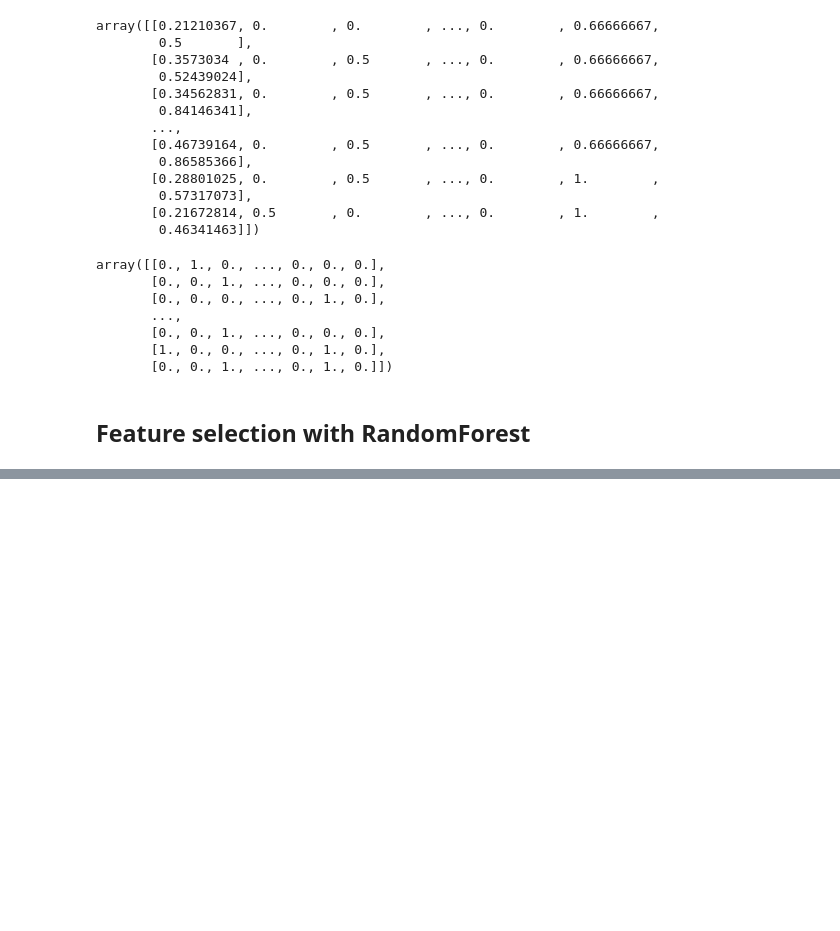
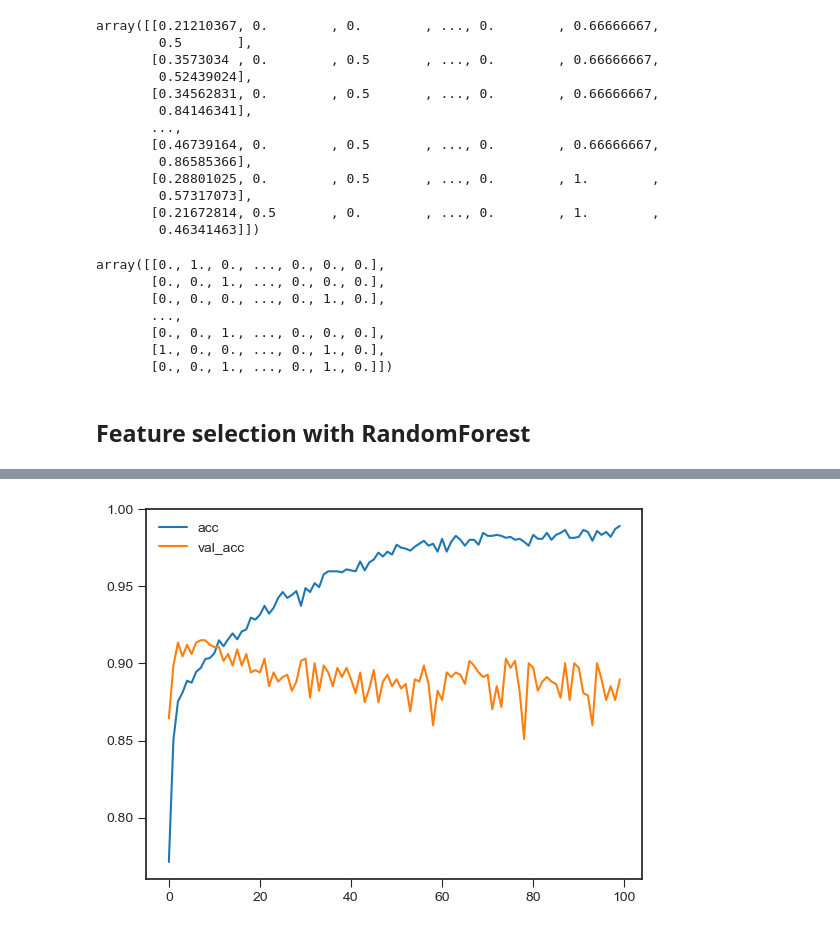
Before and after one commit to YuriiBatkovych/MachineLearning2022_2023, a Jupyter notebook: project/Project.ipynb, the cells around one changed output, grey strips where cells are left out. Saved outputs shown, nothing was run; the diff lists cells and outputs as text; code cells hidden in the pictures; blank space fills up the shorter version.

```diff
--- a/project/Project.ipynb
+++ b/project/Project.ipynb
@@ -543,0 +619,3 @@ importance.sort_values(by='Importance', ascending=True).plot(kind='barh', figsiz
+# %%
+X_train2 = preprocess_pipeline.transform(X_train)
+X_test2 = preprocess_pipeline.transform(X_test)
@@ -543,0 +632,17 @@ importance.sort_values(by='Importance', ascending=True).plot(kind='barh', figsiz
+# %%
+model_1 = keras.Sequential([
+              Dense(75, activation='relu', name="input_layer", input_shape=(X_train2.shape[1], )),
+              Dense(50, activation='relu', name="1nd_layer"),
+              Dense(20, activation='relu', name="2nd_layer"),
+              Dense(1, activation='sigmoid', name="output_layer")
+], name="model_1")
+
+model_1.compile(loss=keras.losses.BinaryCrossentropy(),
+                optimizer=keras.optimizers.Adam(learning_rate=0.001),
+                metrics=["accuracy"])
+# %%
+history_1 = model_1.fit(X_train2, y_train,
+                      epochs=100,
+                      batch_size=32,
+                      validation_data=(X_test2, y_test),
+                      verbose=1)
@@ -543,0 +667,8 @@ importance.sort_values(by='Importance', ascending=True).plot(kind='barh', figsiz
+# %%
+plt.plot(pd.DataFrame(history_1.history['accuracy']), label='acc')
+plt.plot(pd.DataFrame(history_1.history['val_accuracy']), label='val_acc')
+
+plt.legend()
+plt.show()
+# %% [output]
+[figure, added]
```
Also changed, not shown: parts of 24 cells of this notebook, 1 other file.
